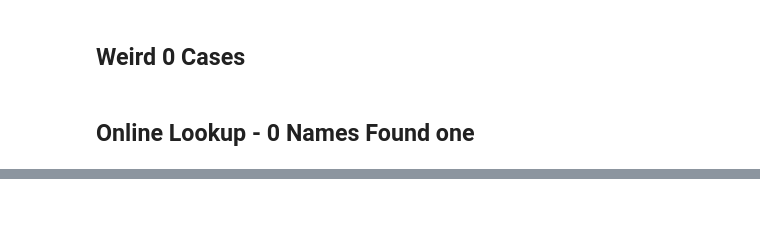
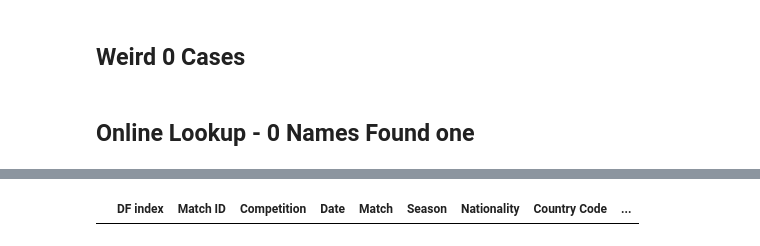
Before and after one commit to finnlsmith/footy_project_market_value_rankings, a Jupyter notebook: create_dataset_1/pink_group_0_cases.ipynb, the cells around one changed output, grey strips where cells are left out. Drawn from its saved outputs; the diff is of its cells as text; code cells hidden in the pictures; blank space fills up the shorter version.

Commit message:
Added everyone from the pink group

```diff
--- a/create_dataset_1/pink_group_0_cases.ipynb
+++ b/create_dataset_1/pink_group_0_cases.ipynb
@@ -661,4 +805,4 @@ print(case_counter, success_counter, done_cases)
 # %%
 for index, row in pink_group_lookup_cases.iterrows():
-    if row['Nationality'] == 'Namibia':
-        pink_group_lookup_cases.at[index, 'Team Country Code'] = 'NB'
+    if row['ORIGINAL JERSEY'] == 'H Goitom':
+        pink_group_lookup_cases.at[index, 'ORIGINAL JERSEY'] = 'Henok Goitom'
@@ -678,0 +1033,37 @@ pink_group_lookup_cases[pink_group_lookup_cases['Nationality'] == 'Namibia']#['S
+# %%
+done_cases = 0
+success_counter = 0
+for index, row in pink_group_cyrillic.iterrows():
+    if row['Status New'] != 'Done':
+        name = row['Name(s) Found']
+        full_num = row['Season']
+        country_code_this = row['Country Code']
+        dataset_nationality = leagues_value[(leagues_value['Team 1 Code'] == country_code_this) &
+                                    (leagues_value['Season'].isin([full_num, full_num + 1, full_num - 1]))]['Name'].unique()
+        if name in dataset_nationality:
+            correct_name = name
+
+            print(index, name)
+
+            number, reason = find_in_transfermarkt(correct_name, full_num, country_code_this, leagues_value)
+            #print(player_this, reason, add_correct_money(number))
+
+            #add a new row to lookup dataset 1
+            if type(number) == float:
+                0==0
+            else:
+                number = add_correct_money(number)
+            print('**')
+            print(index, correct_name, number, reason)
+            # if reason == 'Found in Curr Season':
+            pink_group_cyrillic.at[index, 'Name(s) Found'] = correct_name
+            pink_group_cyrillic.at[index, 'Status New'] = 'Done'
+            pink_group_cyrillic.at[index, 'Market Value New'] = number
+            pink_group_cyrillic.at[index, 'Match Case'] = 'single'
+            pink_group_cyrillic.at[index, 'Lookup Return Case'] = reason
+            success_counter += 1
+        #print(index, row['ORIGINAL JERSEY'], row['Nationality'], row['Match'], row['Date'])
+    else:
+        done_cases += 1
+
+print(success_counter, done_cases)
@@ -678,0 +1088,4 @@ pink_group_lookup_cases[pink_group_lookup_cases['Nationality'] == 'Namibia']#['S
+# %%
+pink_group_cyrillic[pink_group_cyrillic['ORIGINAL JERSEY'] == '3. Гурман']
+# %% [output]
+|  | DF index | Match ID | Competition | Date | Match | Season | Nationality | Country Code | ... |
```
Also changed, not shown: parts of 24 cells of this notebook, 6 other files.
